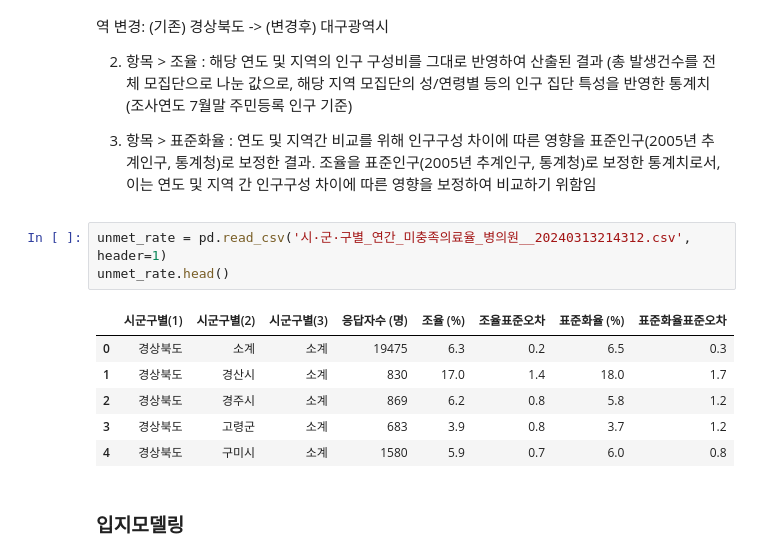
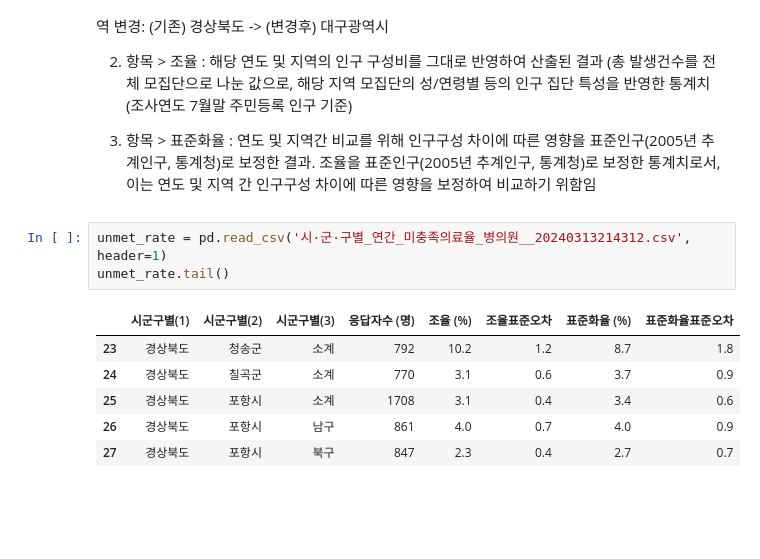
Before and after one commit to crpAsian/works, a Jupyter notebook: gb_cals/gb_cals.ipynb, the cells around one changed output. Cells and saved outputs as stored; diff of their text form; blank space fills up the shorter version.

```diff
--- a/gb_cals.ipynb
+++ b/gb_cals/gb_cals.ipynb
@@ -143,13 +185,11 @@ m_merged.head(1)
 3) 항목 > 표준화율 : 연도 및 지역간 비교를 위해 인구구성 차이에 따른 영향을 표준인구(2005년 추계인구, 통계청)로 보정한 결과. 조율을 표준인구(2005년 추계인구, 통계청)로 보정한 통계치로서, 이는 연도 및 지역 간 인구구성 차이에 따른 영향을 보정하여 비교하기 위함임
 # %%
 unmet_rate = pd.read_csv('시·군·구별_연간_미충족의료율_병의원__20240313214312.csv', header=1)
-unmet_rate.head()
+unmet_rate.tail()
 # %% [output]
 |  | 시군구별(1) | 시군구별(2) | 시군구별(3) | 응답자수 (명) | 조율 (%) | 조율표준오차 | 표준화율 (%) | 표준화율표준오차 |
-| 0 | 경상북도 | 소계 | 소계 | 19475 | 6.3 | 0.2 | 6.5 | 0.3 |
-| 1 | 경상북도 | 경산시 | 소계 | 830 | 17.0 | 1.4 | 18.0 | 1.7 |
-| 2 | 경상북도 | 경주시 | 소계 | 869 | 6.2 | 0.8 | 5.8 | 1.2 |
-| 3 | 경상북도 | 고령군 | 소계 | 683 | 3.9 | 0.8 | 3.7 | 1.2 |
-| 4 | 경상북도 | 구미시 | 소계 | 1580 | 5.9 | 0.7 | 6.0 | 0.8 |
+| 23 | 경상북도 | 청송군 | 소계 | 792 | 10.2 | 1.2 | 8.7 | 1.8 |
+| 24 | 경상북도 | 칠곡군 | 소계 | 770 | 3.1 | 0.6 | 3.7 | 0.9 |
+| 25 | 경상북도 | 포항시 | 소계 | 1708 | 3.1 | 0.4 | 3.4 | 0.6 |
+| 26 | 경상북도 | 포항시 | 남구 | 861 | 4.0 | 0.7 | 4.0 | 0.9 |
+| 27 | 경상북도 | 포항시 | 북구 | 847 | 2.3 | 0.4 | 2.7 | 0.7 |
-# %% [markdown]
-### **입지모델링**
```
Also changed, not shown: parts of 44 cells of this notebook, 12 other files.
